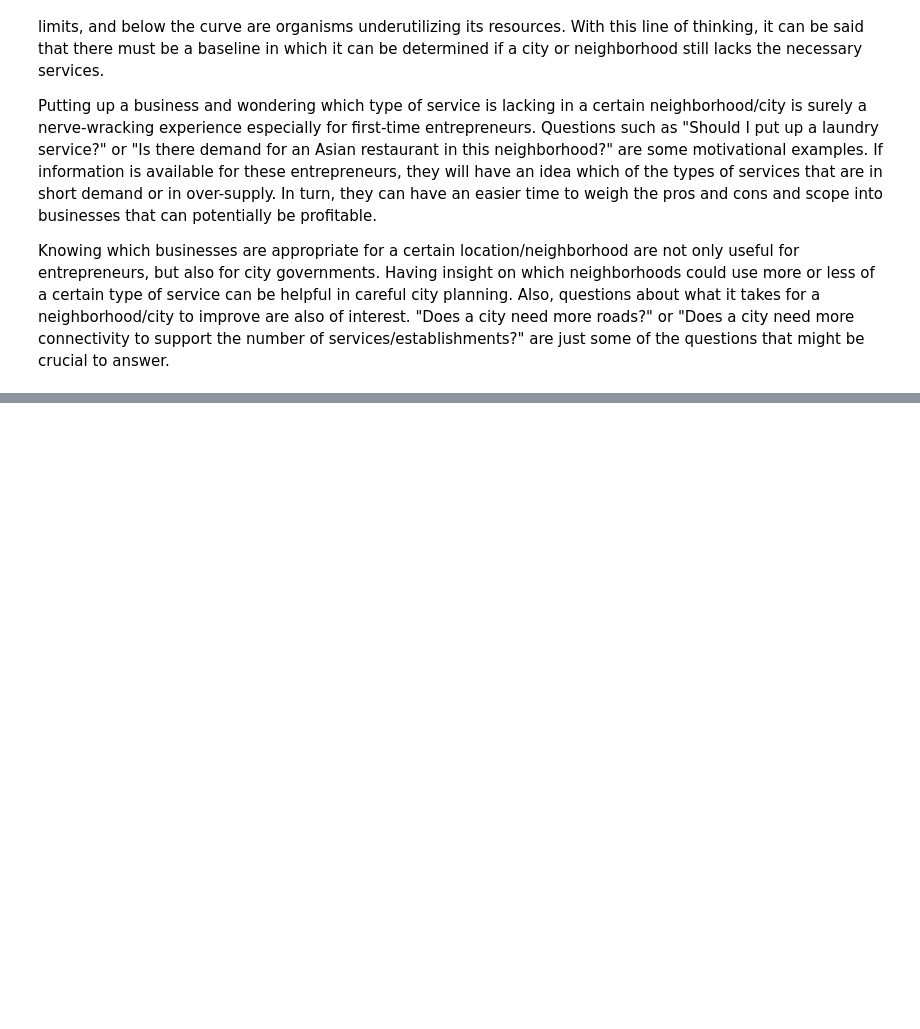
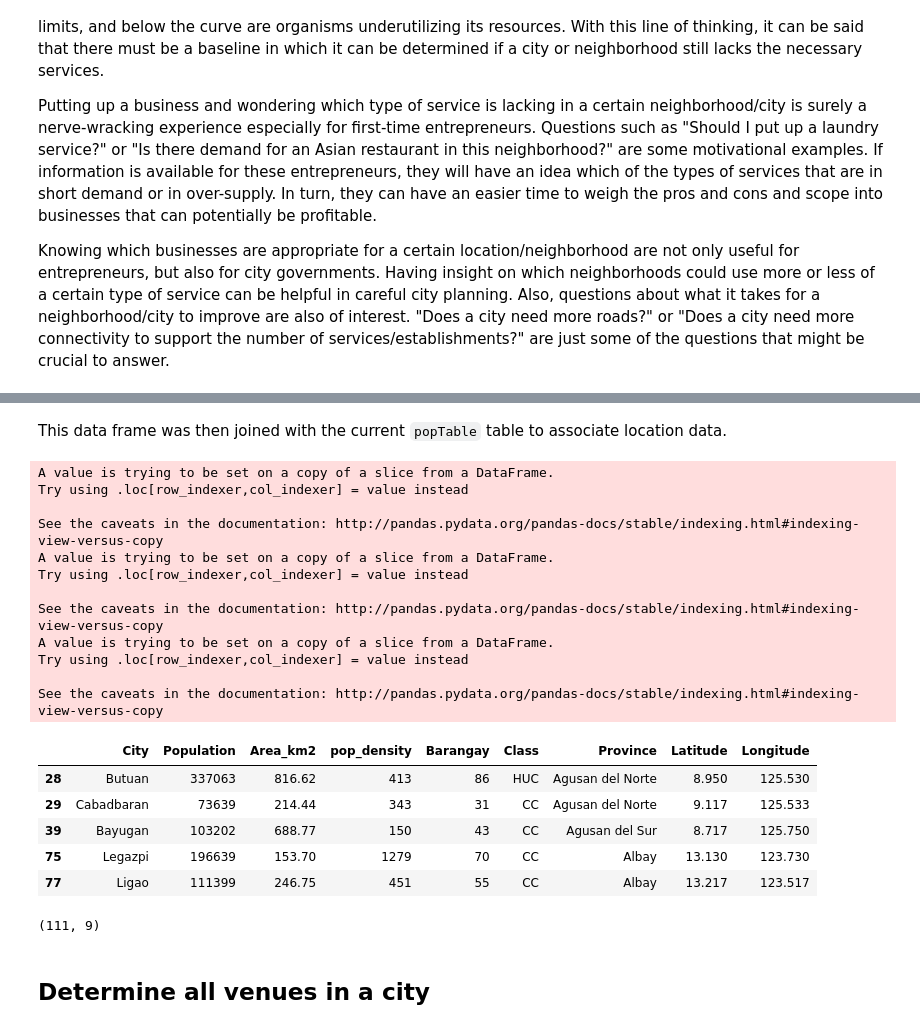
Before and after one commit to aldencabajar/coursera_capstone, a Jupyter notebook: capstone_project_notebook .ipynb, the cells around one changed output, grey strips where cells are left out. Saved outputs shown, nothing was run; the diff lists cells and outputs as text; code cells hidden in the pictures; blank space fills up the shorter version.

```diff
--- a/capstone_project_notebook .ipynb
+++ b/capstone_project_notebook .ipynb
@@ -39,0 +176,39 @@ Hello Capston project course!
+# %% [markdown]
+This data frame was then joined with the current `popTable` table to associate location data.
+# %%
+cnd = popTable.City.apply(lambda x: np.where([bool(re.search(x, element)) for element in np.array(location_dat.City.values)] )[0])
+popTable['LongLat'] = [[location_dat.LatLng.values[sub_item] for sub_item in item] for item in cnd]
+city_info_table = popTable[popTable.LongLat.apply(len) == 1]
+city_info_table['LongLat'] = [subitem for item in city_info_table.LongLat.values for subitem in item]
+city_info_fnl = city_info_table[city_info_table.LongLat.isna() == False]
+
+city_info_fnl['Latitude']  = city_info_fnl.LongLat.apply(lambda x: float(x.split(';')[0]))
+city_info_fnl['Longitude']  = city_info_fnl.LongLat.apply(lambda x: float(x.split(';')[1]))
+
+city_info_fnl.drop(columns = ['LongLat'], inplace = True)
+city_info_fnl.head()
+# %% [output]
+A value is trying to be set on a copy of a slice from a DataFrame.
+Try using .loc[row_indexer,col_indexer] = value instead
+
+See the caveats in the documentation: http://pandas.pydata.org/pandas-docs/stable/indexing.html#indexing-view-versus-copy
+A value is trying to be set on a copy of a slice from a DataFrame.
+Try using .loc[row_indexer,col_indexer] = value instead
+
+See the caveats in the documentation: http://pandas.pydata.org/pandas-docs/stable/indexing.html#indexing-view-versus-copy
+A value is trying to be set on a copy of a slice from a DataFrame.
+Try using .loc[row_indexer,col_indexer] = value instead
+
+See the caveats in the documentation: http://pandas.pydata.org/pandas-docs/stable/indexing.html#indexing-view-versus-copy
+|  | City | Population | Area_km2 | pop_density | Barangay | Class | Province | Latitude | Longitude |
+| 28 | Butuan | 337063 | 816.62 | 413 | 86 | HUC | Agusan del Norte | 8.950 | 125.530 |
+| 29 | Cabadbaran | 73639 | 214.44 | 343 | 31 | CC | Agusan del Norte | 9.117 | 125.533 |
+| 39 | Bayugan | 103202 | 688.77 | 150 | 43 | CC | Agusan del Sur | 8.717 | 125.750 |
+| 75 | Legazpi | 196639 | 153.70 | 1279 | 70 | CC | Albay | 13.130 | 123.730 |
+| 77 | Ligao | 111399 | 246.75 | 451 | 55 | CC | Albay | 13.217 | 123.517 |
+# %%
+city_info_fnl.shape
+# %% [output]
+(111, 9)
+# %% [markdown]
+## Determine all venues in a city
```
Also changed, not shown: parts of 22 cells of this notebook.
